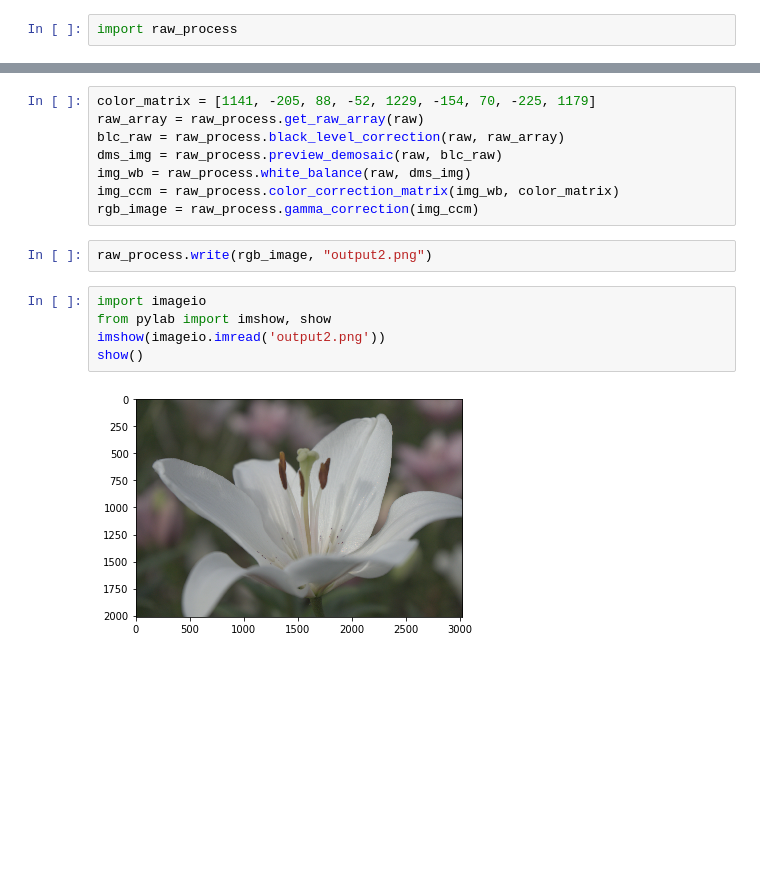
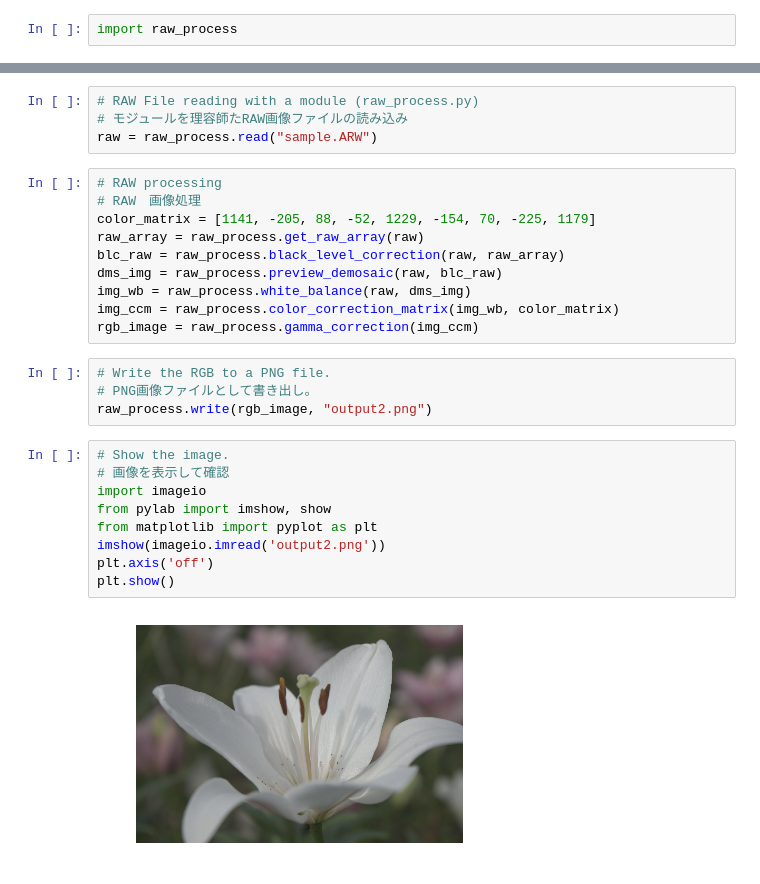
Before and after one commit to moizumi99/raw_process, a Jupyter notebook: part2_isp_basic_process_with_module.ipynb, the cells around one changed output, grey strips where cells are left out. Cells and saved outputs as stored; diff of their text form; blank space fills up the shorter version.

```diff
--- a/part2_isp_basic_process_with_module.ipynb
+++ b/part2_isp_basic_process_with_module.ipynb
@@ -12,4 +57,10 @@ raw = raw_process.read("sample.ARW")
+# %%
+# RAW File reading with a module (raw_process.py)
+# モジュールを理容師たRAW画像ファイルの読み込み
+raw = raw_process.read("sample.ARW")
 # %%
+# RAW processing
+# RAW　画像処理
 color_matrix = [1141, -205, 88, -52, 1229, -154, 70, -225, 1179]
 raw_array = raw_process.get_raw_array(raw)
 blc_raw = raw_process.black_level_correction(raw, raw_array)
@@ -17,12 +68,18 @@ dms_img = raw_process.preview_demosaic(raw, blc_raw)
 img_wb = raw_process.white_balance(raw, dms_img)
 img_ccm = raw_process.color_correction_matrix(img_wb, color_matrix)
 rgb_image = raw_process.gamma_correction(img_ccm)
-# %%
-raw_process.write(rgb_image, "output2.png")
+# %%
+# Write the RGB to a PNG file.
+# PNG画像ファイルとして書き出し。
+raw_process.write(rgb_image, "output2.png")
 # %%
+# Show the image.
+# 画像を表示して確認
 import imageio
 from pylab import imshow, show
+from matplotlib import pyplot as plt
 imshow(imageio.imread('output2.png'))
-show()
+plt.axis('off')
+plt.show()
 # %% [output]
-[figure, old version]
+[figure, new version]
```
Also changed, not shown: parts of 6 cells of this notebook, 1 other file.
